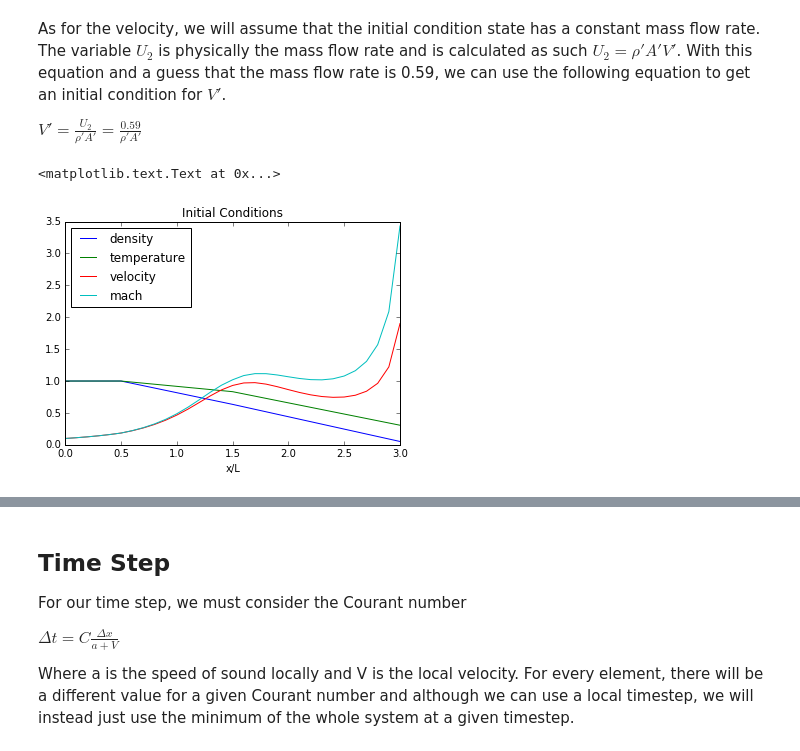
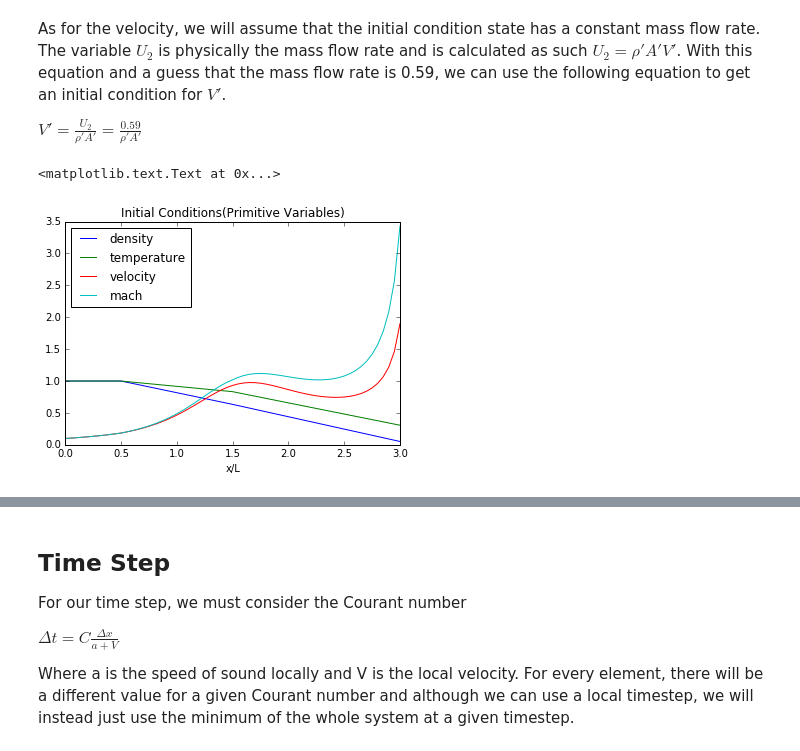
Before and after one commit to bjreddish/CFD, a Jupyter notebook: nozzleFlow/nozzleConservationForm.ipynb, the cells around one changed output, grey strips where cells are left out. Drawn from its saved outputs; the diff is of its cells as text; code cells hidden in the pictures.

```diff
--- a/nozzleFlow/nozzleConservationForm.ipynb
+++ b/nozzleFlow/nozzleConservationForm.ipynb
@@ -173,7 +173,7 @@ We can now begin initializing our problem. The nozzle shape will be the same as
 
 $A = 1+2.2(x-1.5)^2$
 # %%
-numPts = 31
+numPts = 61
 x=np.linspace(0,3,numPts)
 area=1+2.2*(x-1.5)**2
 y=(area/3.1415)**0.5
@@ -225,17 +225,17 @@ $V' = \frac{U_2}{\rho' A'} = \frac{0.59}{\rho' A'}$
 # %%
 vel = 0.59 / (rho*area)
 mach = vel / (temp**0.5)
 
 pyplot.plot(x,rho,label='density')
 pyplot.plot(x,temp,label='temperature')
 pyplot.plot(x,vel,label='velocity')
 pyplot.plot(x,mach,label='mach')
 pyplot.legend(loc=2)
-pyplot.title('Initial Conditions')
+pyplot.title('Initial Conditions(Primitive Variables)')
 pyplot.xlabel('x/L')
 # %% [output]
 <matplotlib.text.Text at 0x...>
-[figure, old version]
+[figure, new version]
 # %%
 # Lets try out our functions and generate the initial values for U and F
 gamma = 1.4
```
Also changed, not shown: parts of 12 cells of this notebook.
